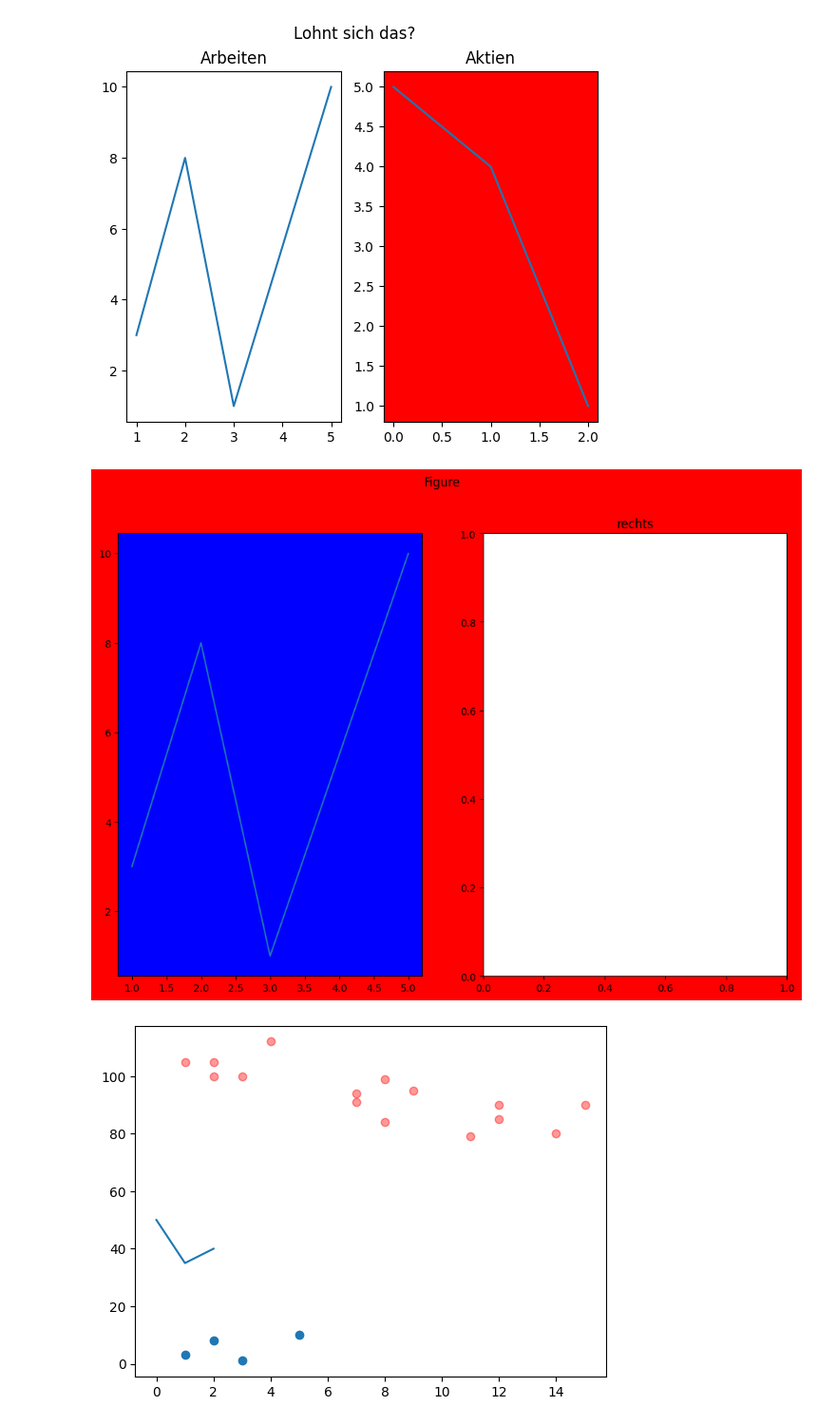
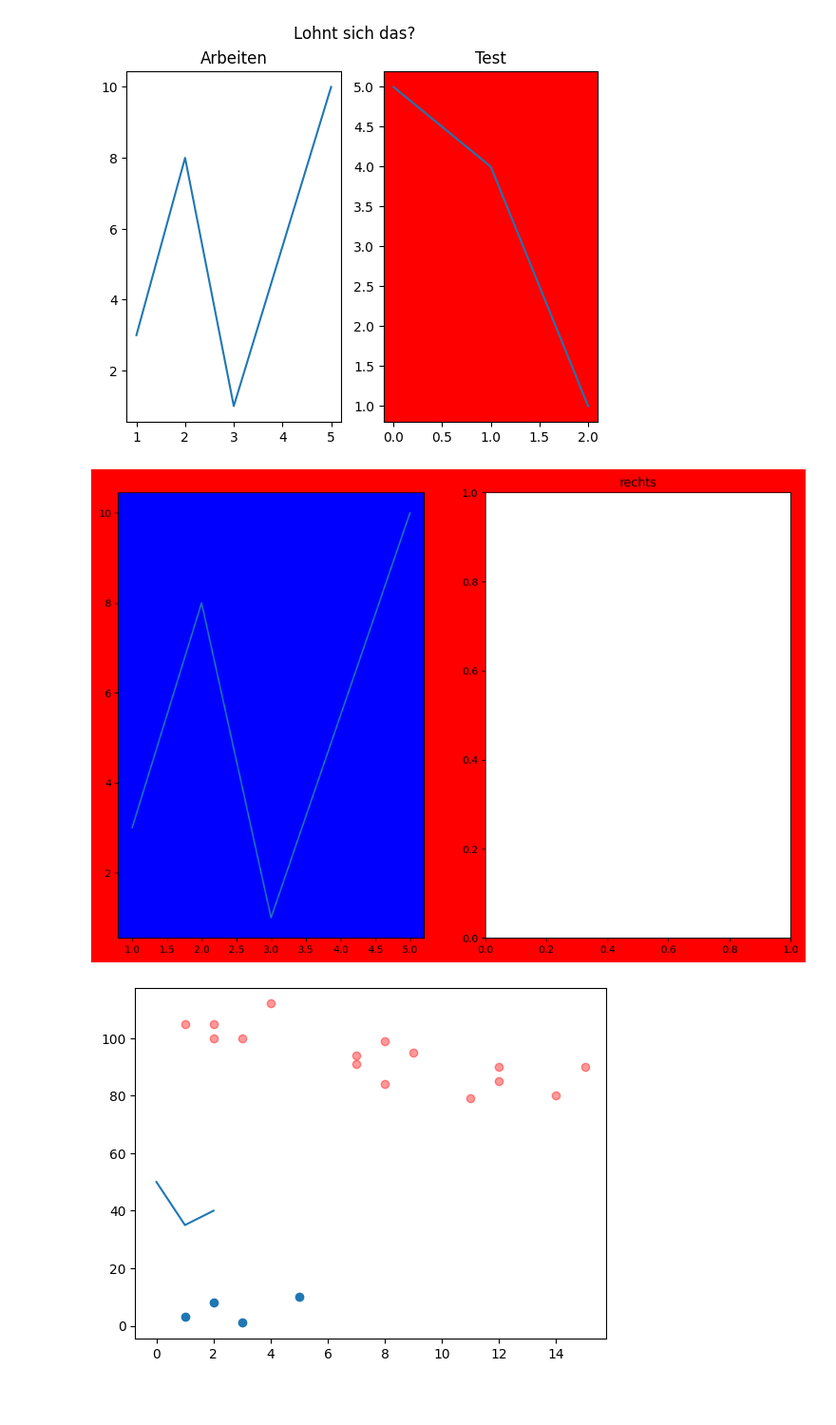
Before and after one commit to LucaGrab/DHBW, a Jupyter notebook: src/integrationsseminar/Pyplot.ipynb, the cells around one changed output. Shown at 95% size. Cells and saved outputs as stored; diff of their text form; code cells hidden in the pictures; blank space fills up the shorter version.

```diff
--- a/src/integrationsseminar/Pyplot.ipynb
+++ b/src/integrationsseminar/Pyplot.ipynb
@@ -28,27 +30,24 @@ plt.plot(xPoints,yPoints)
 plt.title("Arbeiten")
 plt.subplot(1, 2, 2, facecolor='red')
 plt.title("Test") #Hier sieht man auch dass es implizit auf den letzten Plot geht
-plt.title("Aktien")
 plt.plot([5,4,1])
 plt.suptitle("Lohnt sich das?")
 plt.show()
 # %% [output]
-[figure, old version]
+[figure, new version]
 # %%
 #Explizite Aufrufe – Objekt orientiert
-#fig, (ax1,ax2) = plt.subplots(1,2)
 fig = plt.figure(figsize=(12,8))
 axes = fig.subplots(1,2)
 (ax1,ax2) = axes
-#axes[1].plot(xPoints,yPoints)
+        #axes[1].plot(xPoints,yPoints)
 ax1.plot(xPoints,yPoints)
 fig.set_facecolor('red')
-fig.suptitle('Figure')
 ax2.set_title('rechts')
 ax1.set_facecolor('blue')
 plt.show()
 # %% [output]
-[figure, old version]
+[figure, new version]
 # %%
 #Scatter
 plt.scatter(xPoints,yPoints)
```
Also changed, not shown: parts of 6 cells of this notebook, 3 other files.
